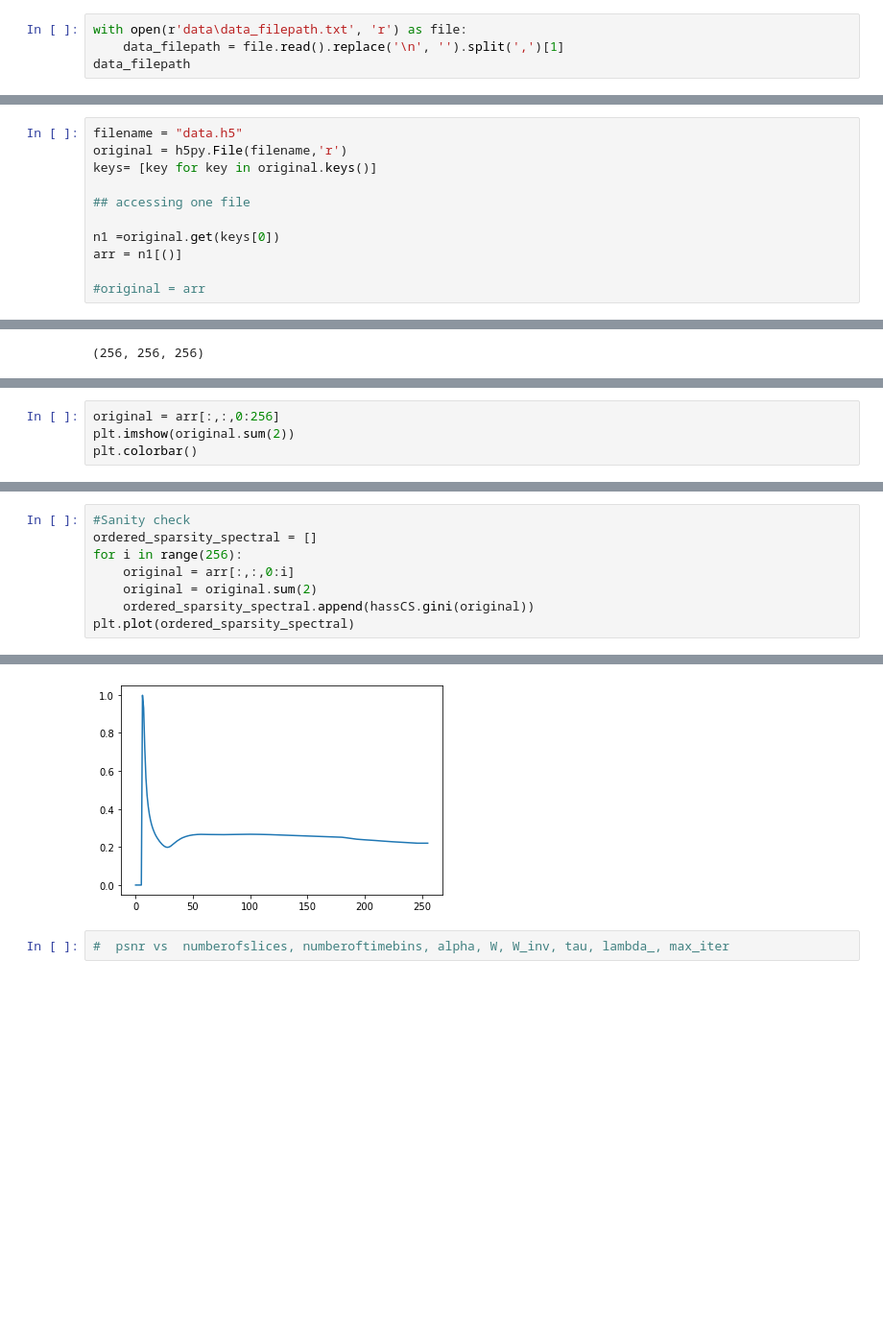
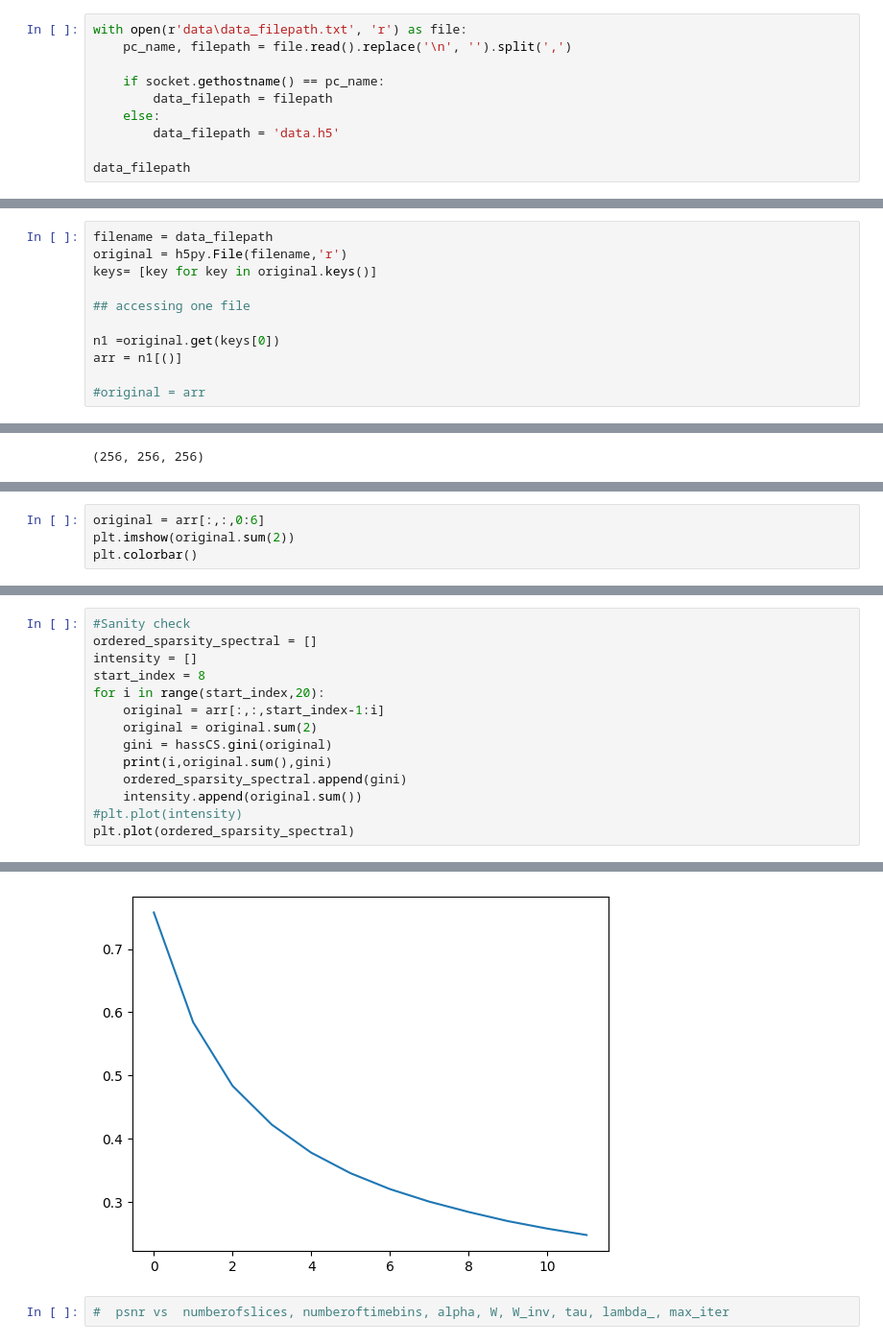
Before and after one commit to JenuC/HASS, a Jupyter notebook: Compressed Sensing.ipynb, the cells around one changed output, grey strips where cells are left out. Shown at 96% size. Saved outputs shown, nothing was run; the diff lists cells and outputs as text; blank space fills up the shorter version.

Commit message:
changing slicing, data_file_location and plots for image comparison

```diff
--- a/Compressed Sensing.ipynb
+++ b/Compressed Sensing.ipynb
@@ -16,5 +21,11 @@ import sewar
 # %%
 with open(r'data\data_filepath.txt', 'r') as file:
-    data_filepath = file.read().replace('\n', '').split(',')[1]
+    pc_name, filepath = file.read().replace('\n', '').split(',')
+
+    if socket.gethostname() == pc_name:
+        data_filepath = filepath
+    else:
+        data_filepath = 'data.h5'
+
 data_filepath
 # %% [output]
@@ -22,5 +33,5 @@ data_filepath
 # %%
-filename = "data.h5"
+filename = data_filepath
 original = h5py.File(filename,'r')
 keys= [key for key in original.keys()]
 
@@ -52,5 +63,5 @@ plt.colorbar()
 # %%
-original = arr[:,:,0:256]
+original = arr[:,:,0:6]
 plt.imshow(original.sum(2))
 plt.colorbar()
 # %% [output]
@@ -59,9 +70,15 @@ plt.colorbar()
 # %%
 #Sanity check
 ordered_sparsity_spectral = []
-for i in range(256):
-    original = arr[:,:,0:i]
+intensity = []
+start_index = 8
+for i in range(start_index,20):
+    original = arr[:,:,start_index-1:i]
     original = original.sum(2)
-    ordered_sparsity_spectral.append(hassCS.gini(original))
+    gini = hassCS.gini(original)
+    print(i,original.sum(),gini)
+    ordered_sparsity_spectral.append(gini)
+    intensity.append(original.sum())
+#plt.plot(intensity)
 plt.plot(ordered_sparsity_spectral)
 # %% [output]
@@ -69,4 +98,4 @@ plt.plot(ordered_sparsity_spectral)
-[figure, old version]
+[figure, new version]
 # %%
 #  psnr vs  numberofslices, numberoftimebins, alpha, W, W_inv, tau, lambda_, max_iter
 # %%
```
Also changed, not shown: parts of 11 cells of this notebook.
